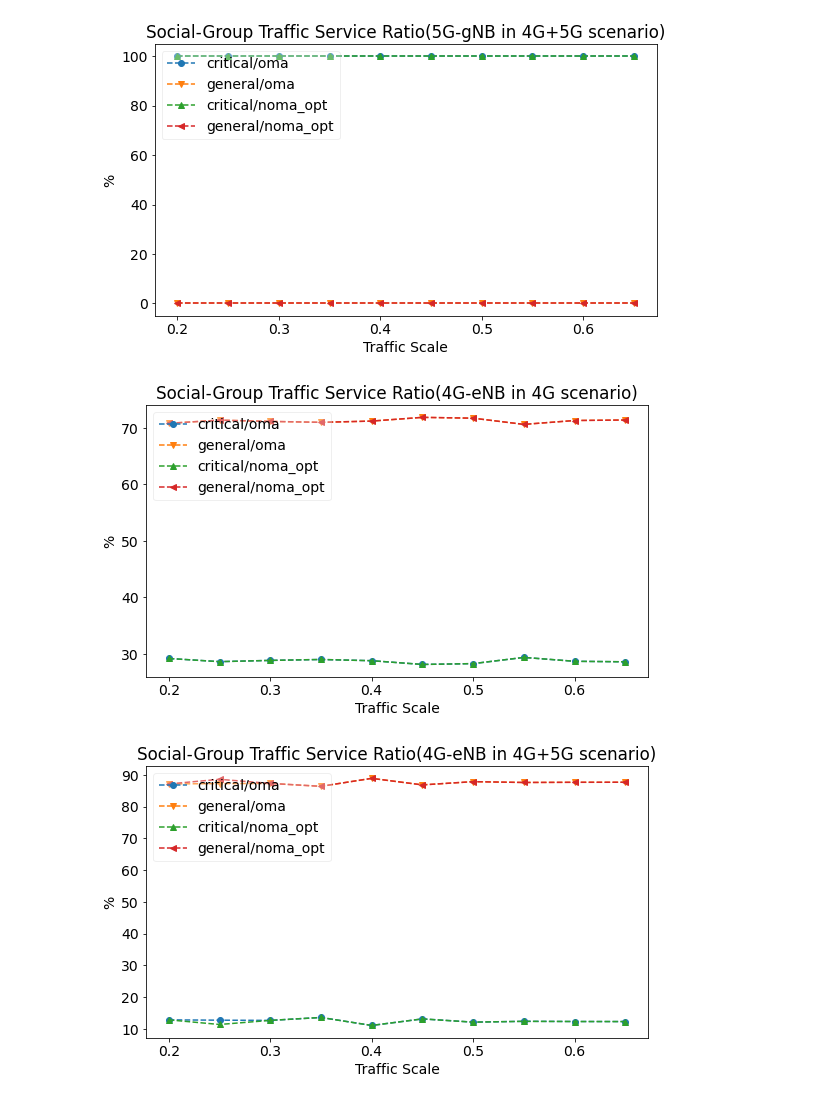
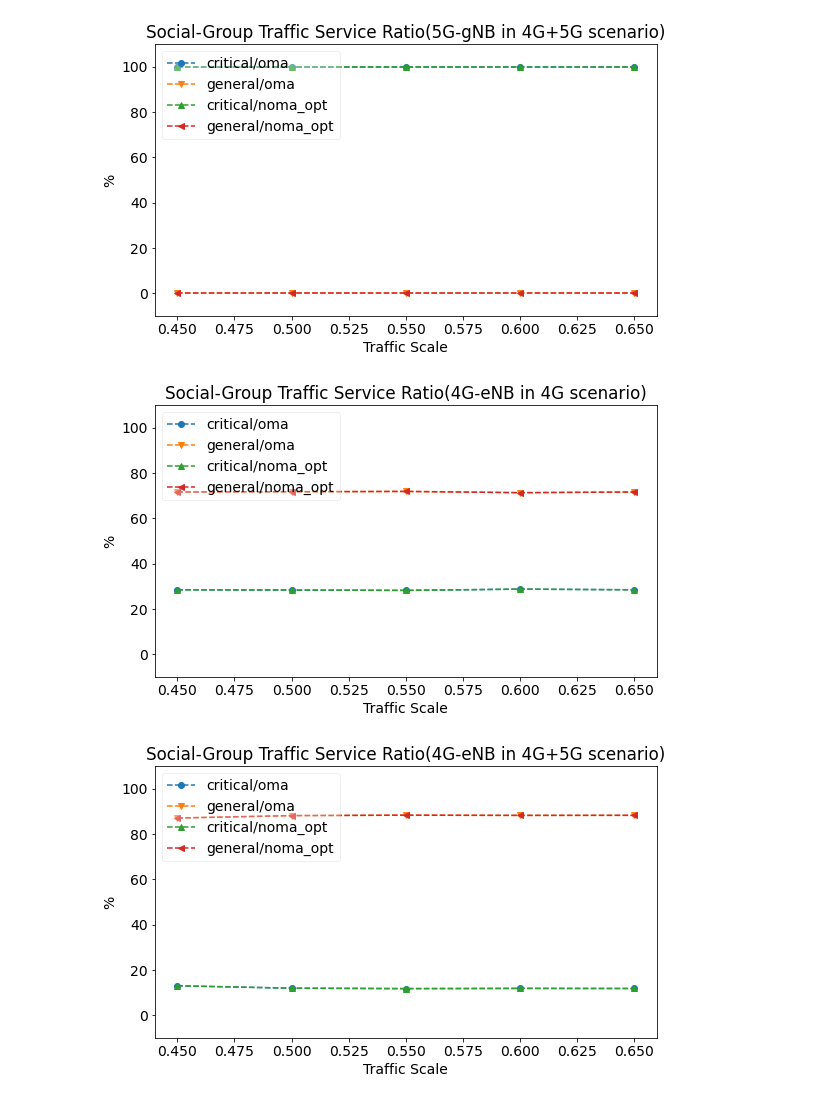
Before and after one commit to ODD2/ProjectSumo, a Jupyter notebook: graph.ipynb, the cells around one changed output. Cells and saved outputs as stored; diff of their text form; code cells hidden in the pictures.

```diff
--- a/graph.ipynb
+++ b/graph.ipynb
@@ -30,21 +31,21 @@ sg_graph_configs = [
         "topic": "End-to-End Time",
 #         "x": "Maximum Data Generated Per Second(Unique Distribution) ",
         "x": "Traffic Scale",
-        "y": "Time(Second)",
+        "y": "Time(ms)",
         "subject": ["Avg", "Max", "Min"]
     },
     {
         "catalog": "bs_appdata_txq_wait",
         "topic": "Wait Time in Downlink Queue",
         "x": "Traffic Scale",
-        "y": "Time(Second)",
+        "y": "Time(ms)",
         "subject": ["Avg", "Max", "Min"]
     },
     {
         "catalog": "bs_appdata_tx",
         "topic": "Transfer Time",
         "x": "Traffic Scale",
-        "y": "Time(Second)",
+        "y": "Time(ms)",
         "subject": ["Avg", "Max", "Min"]
     },
 ]
@@ -102,7 +103,7 @@ s = [13232421, 102948123, 4419883, 5157253]
 # s = [13232421]
 a = [t for t in ResourceAllocatorType]
 b = [False, True]
-c = [0.2, 0.25, 0.3, 0.35, 0.4,0.45, 0.5, 0.55, 0.6, 0.65]
+c = [0.45, 0.5, 0.55, 0.6, 0.65]
 # %%
 interest_config = InterestConfig(None, False, 0)
 stats = [[[[None for _c in c] for _b in b] for _a in a]for _s in s]
@@ -151,7 +152,7 @@ for config in sg_graph_configs:
                             v = stats[_s][_a][_b][_c][catalog][sg][subject.lower()]
                             if v == _pinf or v == _ninf:
                                 v = 0
-                            value += v
+                            value += round(v*1000)
                         y.append(value/len(s))
                     plt.plot(
                         x,
@@ -248,7 +250,9 @@ for config in bs_sg_graph_configs:
     topic = config["topic"]
     subjects = config["subject"]
     for subject in subjects:
+        print("subject:{}".format(subject.name))
         for _b in range(len(b)):
+            print("  rsu:{}".format(b[_b]))
             title = "{}({} in {} scenario)".format(
                     topic,
                     bs_names[subject],
@@ -260,14 +264,17 @@ for config in bs_sg_graph_configs:
             plt.title(title)
             line_no = 0
             for _a in range(len(a)):
-
+                print("    alloc_type:{}".format(a[_a].name))
                 for sg in SocialGroup:
+                    print("      sg:{}".format(sg))
                     y = []
                     x = c
                     for _c in range(len(c)):
+                        print("        scale:{}".format(c[_c]))
                         value = 0
                         for _s in range(len(s)):
                             v = stats[_s][_a][_b][_c][catalog][subject][sg]
+                            print("          seed:{} value:{}".format(s[_s],v))
                             if v == _pinf or v == _ninf:
                                 v = 0
                             value += v
@@ -286,7 +293,7 @@ for config in bs_sg_graph_configs:
                     #     c[-1],
                     #     y[-1],
                     #   )
-#         plt.ylim([-10,110])
+            plt.ylim([-10,110])
             plt.legend(loc='upper left', bbox_to_anchor=(0, 1))
             plt.savefig('{}/{}.pdf'.format(dirpath, title))
             serial += 1
@@ -296,6 +320,6 @@ plt.show()
-[figure, old version]
+[figure, new version]
-[figure, old version]
+[figure, new version]
-[figure, old version]
+[figure, new version]
 # %%
 # intialize
 _pinf = float("inf")
```
Also changed, not shown: parts of 5 cells of this notebook, 11 other files.
